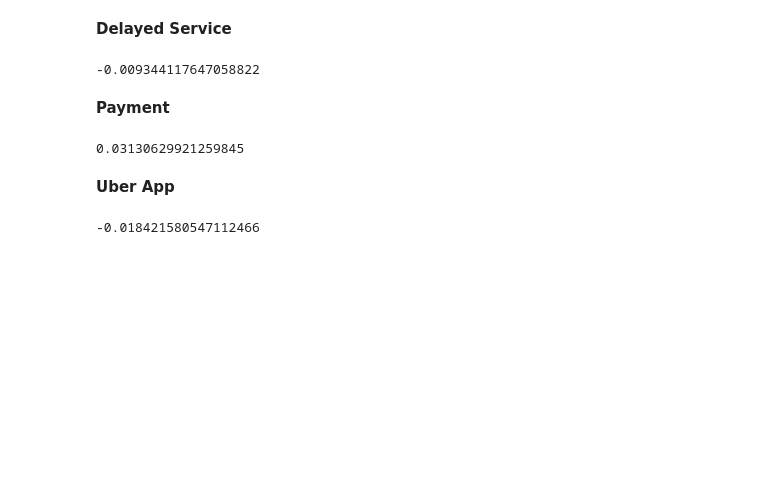
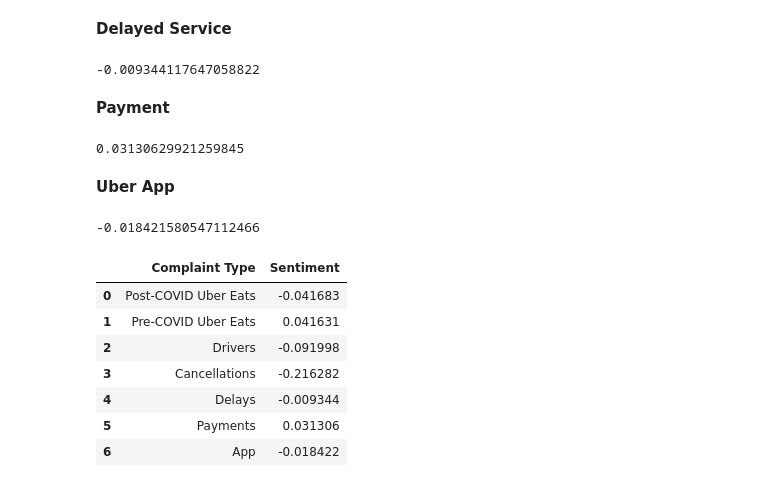
Before and after one commit to bogdan-tanasie/SMF, a Jupyter notebook: SentimentAnalysis.ipynb, the cells around one changed output. Saved outputs shown, nothing was run; the diff lists cells and outputs as text; code cells hidden in the pictures; blank space fills up the shorter version.

Commit message:
Basic combined ranking and sentiment in front-end

```diff
--- a/SentimentAnalysis.ipynb
+++ b/SentimentAnalysis.ipynb
@@ -10,7 +10,7 @@ from pprint import pprint
 from IPython import display
 from datetime import datetime
 # %%
-sentiment_df = pd.read_csv(r'C:/Users/User/Downloads/uber_df.csv')
+sentiment_df = pd.read_csv('./data/uber_df.csv')
 # %%
 sentiment_df
 # %% [output]
@@ -37,10 +32,8 @@ sentiment_df
 # %%
 sentiments_overall = sentiment_df['text'].tolist()
 #Sentiment Analysis of match threads
-analyser = SentimentIntensityAnalyzer()
-def sentiment_analyzer_score(line):
-    score = analyser.polarity_scores(line)
-    return score['compound']
+
+
 # Get list of sentiment scores for pre match comments
 results = []
 for line in sentiments_overall:
@@ -265,3 +226,20 @@ to_complaint_app_sentiment = to_complaint_app.mean()['sentiment_score']
 to_complaint_app_sentiment
 # %% [output]
 -0.018421580547112466
+# %%
+complaints = {'Post-COVID Uber Eats': post_complaint_ubereats_sentiment, 'Pre-COVID Uber Eats': pre_complaint_ubereats_sentiment,
+             'Drivers': to_complaint_driver_sentiment, 'Cancellations': to_complaint_cancellation_sentiment, 'Delays': to_complaint_delay_sentiment,
+             'Payments': to_complaint_payment_sentiment, 'App': to_complaint_app_sentiment}
+# %%
+complaints_sentiment = pd.DataFrame.from_dict(complaints, orient='index').reset_index()
+complaints_sentiment.columns = ['Complaint Type', 'Sentiment']
+complaints_sentiment
+# %% [output]
+|  | Complaint Type | Sentiment |
+| 0 | Post-COVID Uber Eats | -0.041683 |
+| 1 | Pre-COVID Uber Eats | 0.041631 |
+| 2 | Drivers | -0.091998 |
+| 3 | Cancellations | -0.216282 |
+| 4 | Delays | -0.009344 |
+| 5 | Payments | 0.031306 |
+| 6 | App | -0.018422 |
```
Also changed, not shown: parts of 9 cells of this notebook, 9 other files.
